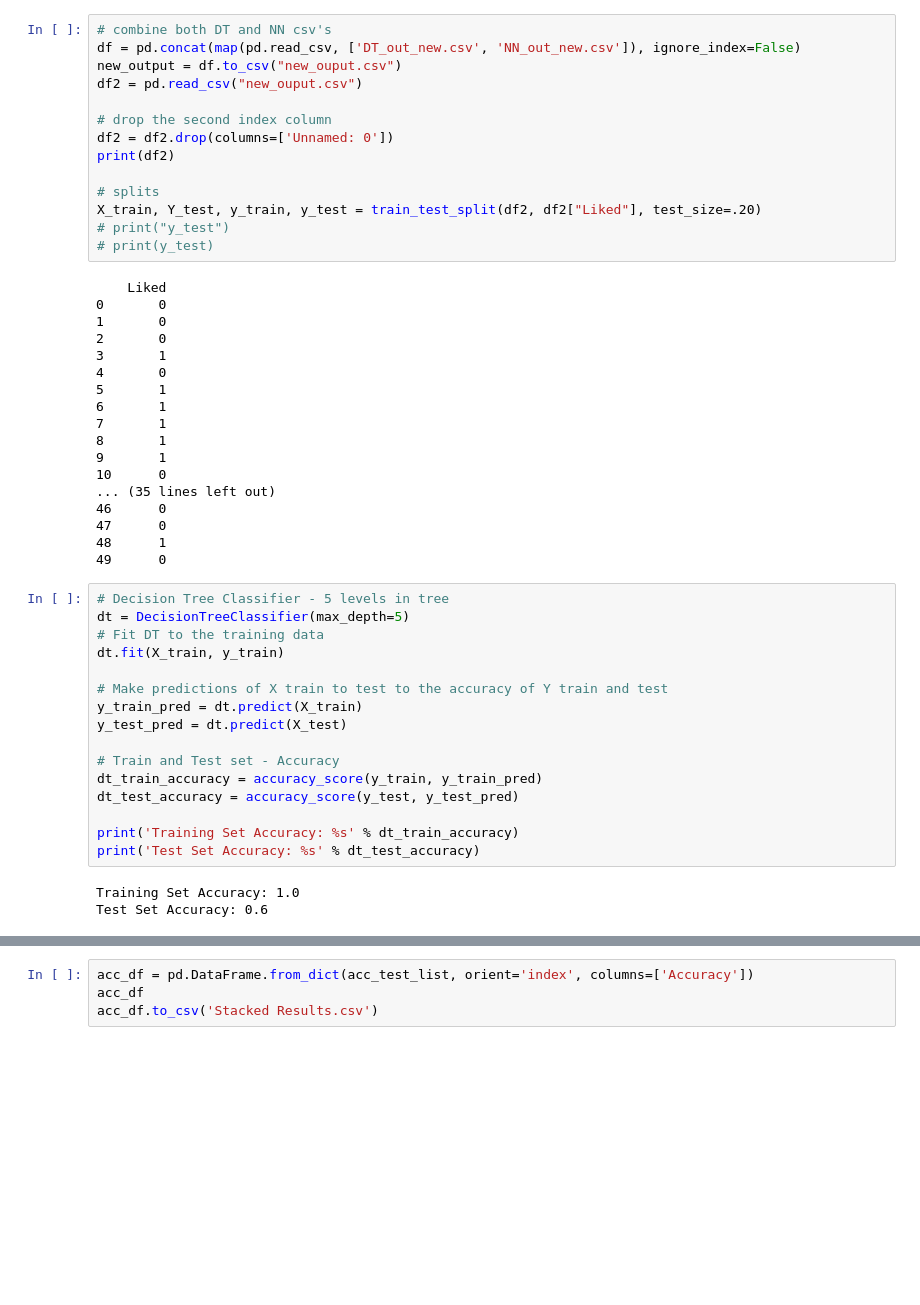
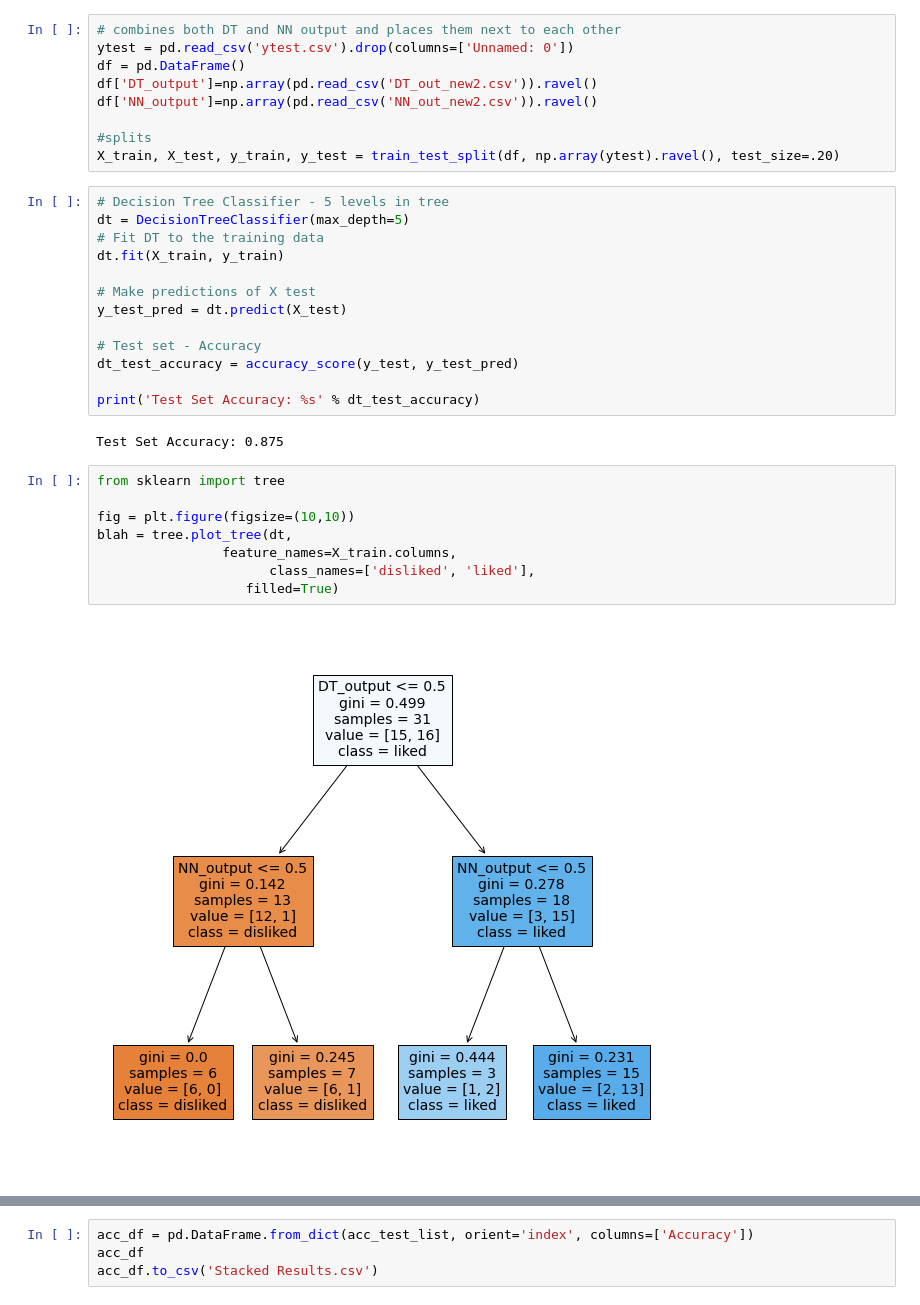
Before and after one commit to GreatPhoenix/462Option2FinalProject, a Jupyter notebook: Stacked model.ipynb, the cells around one changed output, grey strips where cells are left out. Saved outputs shown, nothing was run; the diff lists cells and outputs as text; blank space fills up the shorter version.

Commit message:
updated - fixed issues with accuracy

```diff
--- a/Stacked model.ipynb
+++ b/Stacked model.ipynb
@@ -8,56 +10,39 @@ from sklearn.neural_network import MLPClassifier
 from sklearn.ensemble import StackingClassifier
 from sklearn.linear_model import LogisticRegression
 # %%
-# combine both DT and NN csv's
-df = pd.concat(map(pd.read_csv, ['DT_out_new.csv', 'NN_out_new.csv']), ignore_index=False)
-new_output = df.to_csv("new_ouput.csv")
-df2 = pd.read_csv("new_ouput.csv")
+# combines both DT and NN output and places them next to each other
+ytest = pd.read_csv('ytest.csv').drop(columns=['Unnamed: 0'])
+df = pd.DataFrame()
+df['DT_output']=np.array(pd.read_csv('DT_out_new2.csv')).ravel()
+df['NN_output']=np.array(pd.read_csv('NN_out_new2.csv')).ravel()
 
-# drop the second index column
-df2 = df2.drop(columns=['Unnamed: 0'])
-print(df2)
-
-# splits
-X_train, Y_test, y_train, y_test = train_test_split(df2, df2["Liked"], test_size=.20)
-# print("y_test")
-# print(y_test)
+#splits
+X_train, X_test, y_train, y_test = train_test_split(df, np.array(ytest).ravel(), test_size=.20)
-# %% [output]
-    Liked
-0       0
-1       0
-2       0
-3       1
-4       0
-5       1
-6       1
-7       1
-8       1
-9       1
-10      0
-... (35 lines left out)
-46      0
-47      0
-48      1
-49      0
 # %%
 # Decision Tree Classifier - 5 levels in tree
 dt = DecisionTreeClassifier(max_depth=5)
 # Fit DT to the training data
 dt.fit(X_train, y_train)
 
-# Make predictions of X train to test to the accuracy of Y train and test
-y_train_pred = dt.predict(X_train)
+# Make predictions of X test
 y_test_pred = dt.predict(X_test)
 
-# Train and Test set - Accuracy
-dt_train_accuracy = accuracy_score(y_train, y_train_pred)
+# Test set - Accuracy
 dt_test_accuracy = accuracy_score(y_test, y_test_pred)
 
-print('Training Set Accuracy: %s' % dt_train_accuracy)
 print('Test Set Accuracy: %s' % dt_test_accuracy)
 # %% [output]
-Training Set Accuracy: 1.0
-Test Set Accuracy: 0.6
+Test Set Accuracy: 0.875
+# %%
+from sklearn import tree
+
+fig = plt.figure(figsize=(10,10))
+blah = tree.plot_tree(dt,
+                feature_names=X_train.columns,
+                      class_names=['disliked', 'liked'],
+                   filled=True)
+# %% [output]
+[figure, added]
 # %%
 # Multilayer Perceptron Classifier -
 mlp = MLPClassifier(alpha=1, max_iter=1000)
```
Also changed, not shown: parts of 4 cells of this notebook, 3 other files.
